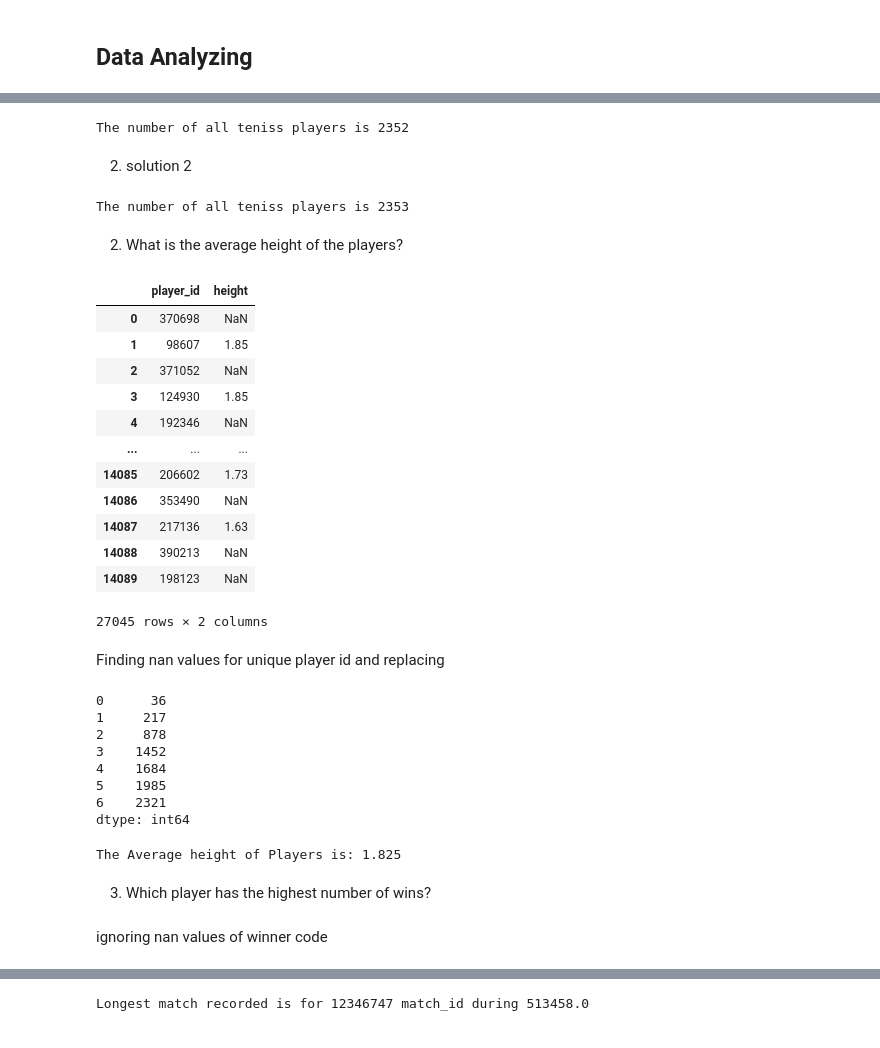
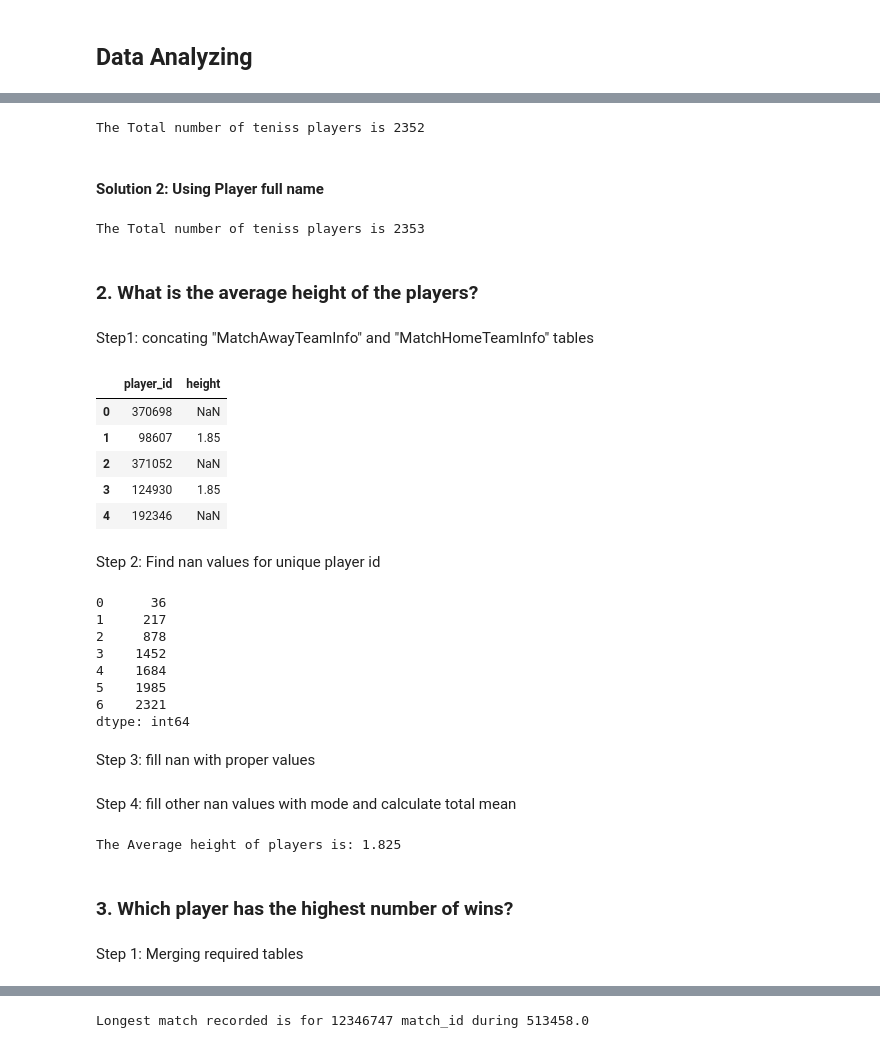
Before and after one commit to Mahlagha1994/Tennis-Games, a Jupyter notebook: notebooks/2-DATA ANALYZING.ipynb, the cells around one changed output, grey strips where cells are left out. Saved outputs shown, nothing was run; the diff lists cells and outputs as text; code cells hidden in the pictures.

```diff
--- a/notebooks/2-DATA ANALYZING.ipynb
+++ b/notebooks/2-DATA ANALYZING.ipynb
@@ -6,19 +6,19 @@
 import pandas as pd
 import matplotlib.pyplot as plt
 # %%
-GameInfo = pd.read_csv("/Users/mahlagha/TennisGame_Repository/data/processed/GameInfo.csv").drop(columns=["Unnamed: 0"])
-MatchAwayScoreInfo = pd.read_csv("/Users/mahlagha/TennisGame_Repository/data/processed/MatchAwayScoreInfo.csv").drop(columns=["Unnamed: 0"])
-MatchAwayTeamInfo = pd.read_csv("/Users/mahlagha/TennisGame_Repository/data/processed/MatchAwayTeamInfo.csv").drop(columns=["Unnamed: 0"])
-MatchEventInfo = pd.read_csv("/Users/mahlagha/TennisGame_Repository/data/processed/MatchEventInfo.csv").drop(columns=["Unnamed: 0"])
-MatchHomeScoreInfo = pd.read_csv("/Users/mahlagha/TennisGame_Repository/data/processed/MatchHomeScoreInfo.csv").drop(columns=["Unnamed: 0"])
-MatchHomeTeamInfo = pd.read_csv("/Users/mahlagha/TennisGame_Repository/data/processed/MatchHomeTeamInfo.csv").drop(columns=["Unnamed: 0"])
-MatchRoundInfo = pd.read_csv("/Users/mahlagha/TennisGame_Repository/data/processed/MatchRoundInfo.csv").drop(columns=["Unnamed: 0"])
-MatchTimeInfo = pd.read_csv("/Users/mahlagha/TennisGame_Repository/data/processed/MatchTimeInfo.csv").drop(columns=["Unnamed: 0"])
-MatchSeasonInfo = pd.read_csv("/Users/mahlagha/TennisGame_Repository/data/processed/MatchSeasonInfo.csv").drop(columns=["Unnamed: 0"])
-MatchTournamentInfo = pd.read_csv("/Users/mahlagha/TennisGame_Repository/data/processed/MatchTournamentInfo.csv").drop(columns=["Unnamed: 0"])
-MatchVenueInfo = pd.read_csv("/Users/mahlagha/TennisGame_Repository/data/processed/MatchVenueInfo.csv").drop(columns=["Unnamed: 0"])
-MatchVotesInfo = pd.read_csv("/Users/mahlagha/TennisGame_Repository/data/processed/MatchVotesInfo.csv").drop(columns=["Unnamed: 0"])
-OddsInfo = pd.read_csv("/Users/mahlagha/TennisGame_Repository/data/processed/OddsInfo.csv").drop(columns=["Unnamed: 0"])
-PeriodInfo = pd.read_csv("/Users/mahlagha/TennisGame_Repository/data/processed/PeriodInfo.csv").drop(columns=["Unnamed: 0"])
-PowerInfo = pd.read_csv("/Users/mahlagha/TennisGame_Repository/data/processed/PowerInfo.csv").drop(columns=["Unnamed: 0"])
+GameInfo = pd.read_csv("/Users/mahlagha/TennisGame/data/processed/GameInfo.csv").drop(columns=["Unnamed: 0"])
+MatchAwayScoreInfo = pd.read_csv("/Users/mahlagha/TennisGame/data/processed/MatchAwayScoreInfo.csv").drop(columns=["Unnamed: 0"])
+MatchAwayTeamInfo = pd.read_csv("/Users/mahlagha/TennisGame/data/processed/MatchAwayTeamInfo.csv").drop(columns=["Unnamed: 0"])
+MatchEventInfo = pd.read_csv("/Users/mahlagha/TennisGame/data/processed/MatchEventInfo.csv").drop(columns=["Unnamed: 0"])
+MatchHomeScoreInfo = pd.read_csv("/Users/mahlagha/TennisGame/data/processed/MatchHomeScoreInfo.csv").drop(columns=["Unnamed: 0"])
+MatchHomeTeamInfo = pd.read_csv("/Users/mahlagha/TennisGame/data/processed/MatchHomeTeamInfo.csv").drop(columns=["Unnamed: 0"])
+MatchRoundInfo = pd.read_csv("/Users/mahlagha/TennisGame/data/processed/MatchRoundInfo.csv").drop(columns=["Unnamed: 0"])
+MatchTimeInfo = pd.read_csv("/Users/mahlagha/TennisGame/data/processed/MatchTimeInfo.csv").drop(columns=["Unnamed: 0"])
+MatchSeasonInfo = pd.read_csv("/Users/mahlagha/TennisGame/data/processed/MatchSeasonInfo.csv").drop(columns=["Unnamed: 0"])
+MatchTournamentInfo = pd.read_csv("/Users/mahlagha/TennisGame/data/processed/MatchTournamentInfo.csv").drop(columns=["Unnamed: 0"])
+MatchVenueInfo = pd.read_csv("/Users/mahlagha/TennisGame/data/processed/MatchVenueInfo.csv").drop(columns=["Unnamed: 0"])
+MatchVotesInfo = pd.read_csv("/Users/mahlagha/TennisGame/data/processed/MatchVotesInfo.csv").drop(columns=["Unnamed: 0"])
+OddsInfo = pd.read_csv("/Users/mahlagha/TennisGame/data/processed/OddsInfo.csv").drop(columns=["Unnamed: 0"])
+PeriodInfo = pd.read_csv("/Users/mahlagha/TennisGame/data/processed/PeriodInfo.csv").drop(columns=["Unnamed: 0"])
+PowerInfo = pd.read_csv("/Users/mahlagha/TennisGame/data/processed/PowerInfo.csv").drop(columns=["Unnamed: 0"])
 # %% [markdown]
@@ -28,37 +28,32 @@ PowerInfo = pd.read_csv("/Users/mahlagha/TennisGame_Repository/data/processed/Po
 # %%
 player_id = pd.concat([MatchAwayTeamInfo["player_id"], MatchHomeTeamInfo["player_id"]])
 player_num = player_id.unique().size
-print(f'The number of all teniss players is {player_num}')
+print(f'The Total number of teniss players is {player_num}')
 # %% [output]
-The number of all teniss players is 2352
+The Total number of teniss players is 2352
 # %% [markdown]
-2. solution 2
+#### Solution 2: Using Player full name
 # %%
 player_full_name = pd.concat([MatchAwayTeamInfo["full_name"], MatchHomeTeamInfo["full_name"]])
 player_num = player_full_name.unique().size
-print(f'The number of all teniss players is {player_num}')
+print(f'The Total number of teniss players is {player_num}')
 # %% [output]
-The number of all teniss players is 2353
+The Total number of teniss players is 2353
 # %% [markdown]
-2.  What is the average height of the players?
+### 2.  What is the average height of the players?
+# %% [markdown]
+Step1: concating "MatchAwayTeamInfo" and "MatchHomeTeamInfo" tables
 # %%
 player_info = pd.concat([MatchAwayTeamInfo[["player_id", "height"]]
                         , MatchHomeTeamInfo[["player_id", "height"]]])
-player_info
+player_info.head()
 # %% [output]
 |  | player_id | height |
 | 0 | 370698 | NaN |
 | 1 | 98607 | 1.85 |
 | 2 | 371052 | NaN |
 | 3 | 124930 | 1.85 |
 | 4 | 192346 | NaN |
-| ... | ... | ... |
-| 14085 | 206602 | 1.73 |
-| 14086 | 353490 | NaN |
-| 14087 | 217136 | 1.63 |
-| 14088 | 390213 | NaN |
-| 14089 | 198123 | NaN |
-27045 rows × 2 columns
 # %% [markdown]
-Finding nan values for unique player id and replacing
+Step 2: Find nan values for unique player id
 # %%
@@ -88,22 +76,26 @@ print(player_id_nan_notna)
 5    1985
 6    2321
 dtype: int64
+# %% [markdown]
+Step 3: fill nan with proper values
 # %%
 for i in player_id_nan_notna:
     player_info[player_info["player_id"]==player_id[i]] = (player_info[player_info["player_id"]==player_id[i]]
                                                            .sort_values("height").ffill())
+# %% [markdown]
+Step 4: fill other nan values with mode and calculate total mean
 # %%
 cleaned_player_info = player_info.drop_duplicates(subset=['player_id'])
 height_mode = float(cleaned_player_info['height'].mode().iloc[0])
 cleaned_player_info = cleaned_player_info.fillna(value = height_mode)
 height_mean = cleaned_player_info['height'].mean().round(3)
-print(f'The Average height of Players is: {height_mean}')
+print(f'The Average height of players is: {height_mean}')
 # %% [output]
-The Average height of Players is: 1.825
+The Average height of players is: 1.825
 # %% [markdown]
-3.  Which player has the highest number of wins?
+### 3.  Which player has the highest number of wins?
 # %% [markdown]
-ignoring nan values of winner code
+Step 1: Merging required tables
 # %%
 merged_home = pd.merge(MatchEventInfo, MatchHomeTeamInfo, on='match_id', suffixes=['_home'])
 merged_away = pd.merge(MatchEventInfo, MatchAwayTeamInfo, on='match_id', suffixes=['_away'])
```
Also changed, not shown: parts of 14 cells of this notebook.
